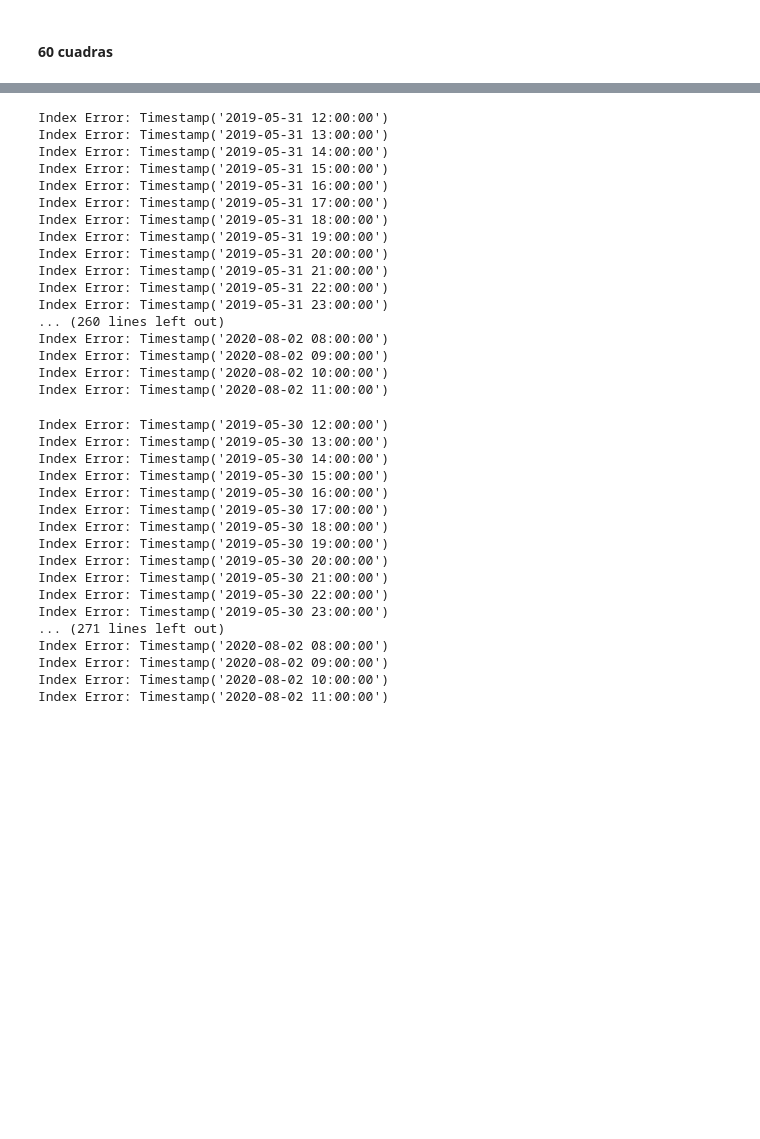
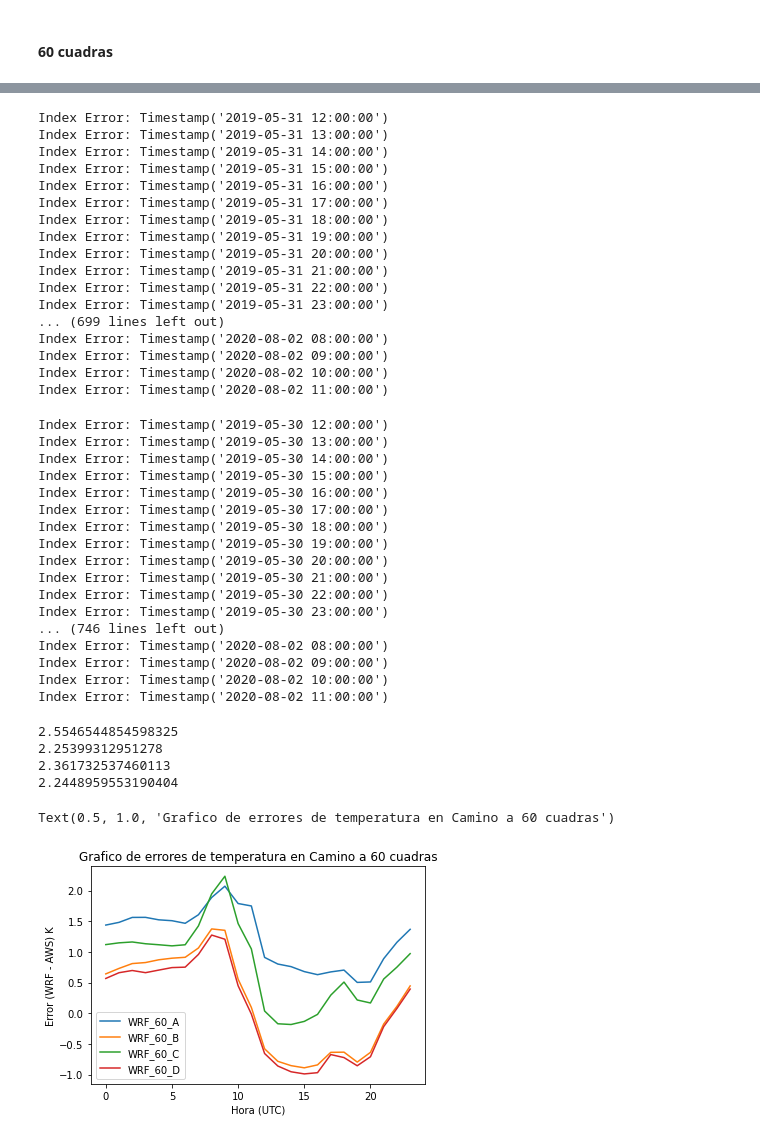
Before and after one commit to OHMC/Calibracion-Temperatura, a Jupyter notebook: notebooks/WRF vs AWS.ipynb, the cells around one changed output, grey strips where cells are left out. Saved outputs shown, nothing was run; the diff lists cells and outputs as text; code cells hidden in the pictures; blank space fills up the shorter version.

```diff
--- a/notebooks/WRF vs AWS.ipynb
+++ b/notebooks/WRF vs AWS.ipynb
@@ -485,9 +467,9 @@ wrf_60_D = pd.read_pickle('../pickles/60cuadras_wrf_D')
 # %%
 dfTmp_60_A = pd.DataFrame()
 
-for index, Temp in dfTmp_60_A.iterrows():
+for index, Temp in wrf_60_A.iterrows():
     try:
-        a = aws.loc[index]
+        a = aws_60.loc[index]
     except KeyError as error:
         print(f"Index Error: {error}")
         continue
@@ -500,9 +516,9 @@ for index, Temp in dfTmp_60_A.iterrows():
 # %%
 dfTmp_60_B = pd.DataFrame()
 
-for index, Temp in wrf_60_A.iterrows():
+for index, Temp in wrf_60_B.iterrows():
     try:
-        a = aws.loc[index]
+        a = aws_60.loc[index]
     except KeyError as error:
         print(f"Index Error: {error}")
         continue
@@ -535,7 +551,7 @@ dfTmp_60_C = pd.DataFrame()
 
 for index, Temp in wrf_60_C.iterrows():
     try:
-        a = aws.loc[index]
+        a = aws_60.loc[index]
     except KeyError as error:
         print(f"Index Error: {error}")
         continue
@@ -558,7 +574,7 @@ Index Error: Timestamp('2019-05-31 20:00:00')
 Index Error: Timestamp('2019-05-31 21:00:00')
 Index Error: Timestamp('2019-05-31 22:00:00')
 Index Error: Timestamp('2019-05-31 23:00:00')
-... (260 lines left out)
+... (699 lines left out)
 Index Error: Timestamp('2020-08-02 08:00:00')
 Index Error: Timestamp('2020-08-02 09:00:00')
 Index Error: Timestamp('2020-08-02 10:00:00')
@@ -568,7 +584,7 @@ dfTmp_60_D = pd.DataFrame()
 
 for index, Temp in wrf_60_D.iterrows():
     try:
-        a = aws.loc[index]
+        a = aws_60.loc[index]
     except KeyError as error:
         print(f"Index Error: {error}")
         continue
@@ -591,38 +607,57 @@ Index Error: Timestamp('2019-05-30 20:00:00')
 Index Error: Timestamp('2019-05-30 21:00:00')
 Index Error: Timestamp('2019-05-30 22:00:00')
 Index Error: Timestamp('2019-05-30 23:00:00')
-... (271 lines left out)
+... (746 lines left out)
 Index Error: Timestamp('2020-08-02 08:00:00')
 Index Error: Timestamp('2020-08-02 09:00:00')
 Index Error: Timestamp('2020-08-02 10:00:00')
 Index Error: Timestamp('2020-08-02 11:00:00')
 # %%
-error_60_A = Atmp['WRF'] - Atmp['AWS']
-error_60_B = dfTmp_60_B['WRF_B'] - Btmp['AWS']
+error_60_A = dfTmp_60_A['WRF_60_A'] - dfTmp_60_A['AWS']
+error_60_B = dfTmp_60_B['WRF_60_B'] - dfTmp_60_B['AWS']
 error_60_C = dfTmp_60_C['WRF_60_C'] - dfTmp_60_C['AWS']
 error_60_D = dfTmp_60_D['WRF_60_D'] - dfTmp_60_D['AWS']
 
-rmse_A_winter = np.sqrt(np.mean(error_A_winter**2))
-rmse_B_winter = np.sqrt(np.mean(error_B_winter**2))
-rmse_C_winter = np.sqrt(np.mean(error_C_winter**2))
-rmse_D_winter = np.sqrt(np.mean(error_D_winter**2))
+rmse_60_A = np.sqrt(np.mean(error_60_A**2))
+rmse_60_B = np.sqrt(np.mean(error_60_B**2))
+rmse_60_C = np.sqrt(np.mean(error_60_C**2))
+rmse_60_D = np.sqrt(np.mean(error_60_D**2))
 
-mae_A_winter = np.sum(np.absolute(error_A_winter))/error_A_winter.size
-mae_B_winter = np.sum(np.absolute(error_B_winter))/error_B_winter.size
-mae_C_winter = np.sum(np.absolute(error_C_winter))/error_C_winter.size
-mae_D_winter = np.sum(np.absolute(error_D_winter))/error_D_winter.size
+mae_60_A = np.sum(np.absolute(error_60_A))/error_60_A.size
+mae_60_B = np.sum(np.absolute(error_60_B))/error_60_B.size
+mae_60_C = np.sum(np.absolute(error_60_C))/error_60_C.size
+mae_60_D = np.sum(np.absolute(error_60_D))/error_60_D.size
 
-print(rmse_A_winter)
-print(rmse_B_winter)
-print(rmse_C_winter)
-print(rmse_D_winter)
+print(rmse_60_A)
+print(rmse_60_B)
+print(rmse_60_C)
+print(rmse_60_D)
 
-dfError_A_winter = pd.DataFrame({'date': Atmp['date'], 'WRF_A':error_A_winter})
-dfError_B_winter = pd.DataFrame({'date': Btmp['date'], 'WRF_B':error_B_winter})
-dfError_C_winter = pd.DataFrame({'date': Ctmp['date'], 'WRF_C':error_C_winter})
-dfError_D_winter = pd.DataFrame({'date': Dtmp['date'], 'WRF_D':error_D_winter})
+dfError_60_A = pd.DataFrame({'date': dfTmp_60_A['date'], 'WRF_60_A':error_60_A})
+dfError_60_B = pd.DataFrame({'date': dfTmp_60_B['date'], 'WRF_60_B':error_60_B})
+dfError_60_C = pd.DataFrame({'date': dfTmp_60_C['date'], 'WRF_60_C':error_60_C})
+dfError_60_D = pd.DataFrame({'date': dfTmp_60_D['date'], 'WRF_60_D':error_60_D})
 
-data_A_winter = dfError_A_winter.groupby([dfError_A_winter["date"].dt.hour]).mean()
-data_B_winter = dfError_B_winter.groupby([dfError_B_winter["date"].dt.hour]).mean()
-data_C_winter = dfError_C_winter.groupby([dfError_C_winter["date"].dt.hour]).mean()
-data_D_winter = dfError_D_winter.groupby([dfError_D_winter["date"].dt.hour]).mean()
+data_60_A = dfError_60_A.groupby([dfError_60_A["date"].dt.hour]).mean()
+data_60_B = dfError_60_B.groupby([dfError_60_B["date"].dt.hour]).mean()
+data_60_C = dfError_60_C.groupby([dfError_60_C["date"].dt.hour]).mean()
+data_60_D = dfError_60_D.groupby([dfError_60_D["date"].dt.hour]).mean()
+# %% [output]
+2.5546544854598325
+2.25399312951278
+2.361732537460113
+2.2448959553190404
+# %%
+ax = plt.gca()
+
+data_60_A.plot(kind='line', ax=ax)
+data_60_B.plot(kind='line', ax=ax)
+data_60_C.plot(kind='line', ax=ax)
+data_60_D.plot(kind='line', ax=ax)
+
+plt.xlabel('Hora (UTC)')
+plt.ylabel('Error (WRF - AWS) K')
+plt.title('Grafico de errores de temperatura en Camino a 60 cuadras')
+# %% [output]
+Text(0.5, 1.0, 'Grafico de errores de temperatura en Camino a 60 cuadras')
+[figure, added]
```
Also changed, not shown: parts of 13 cells of this notebook, 2 other files.
